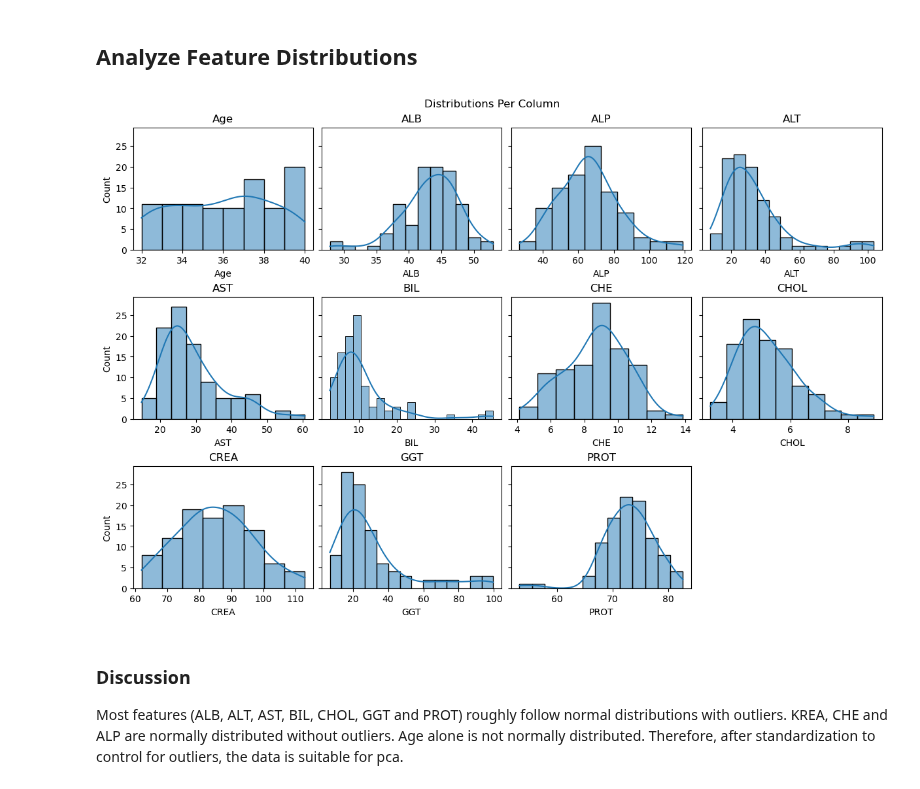
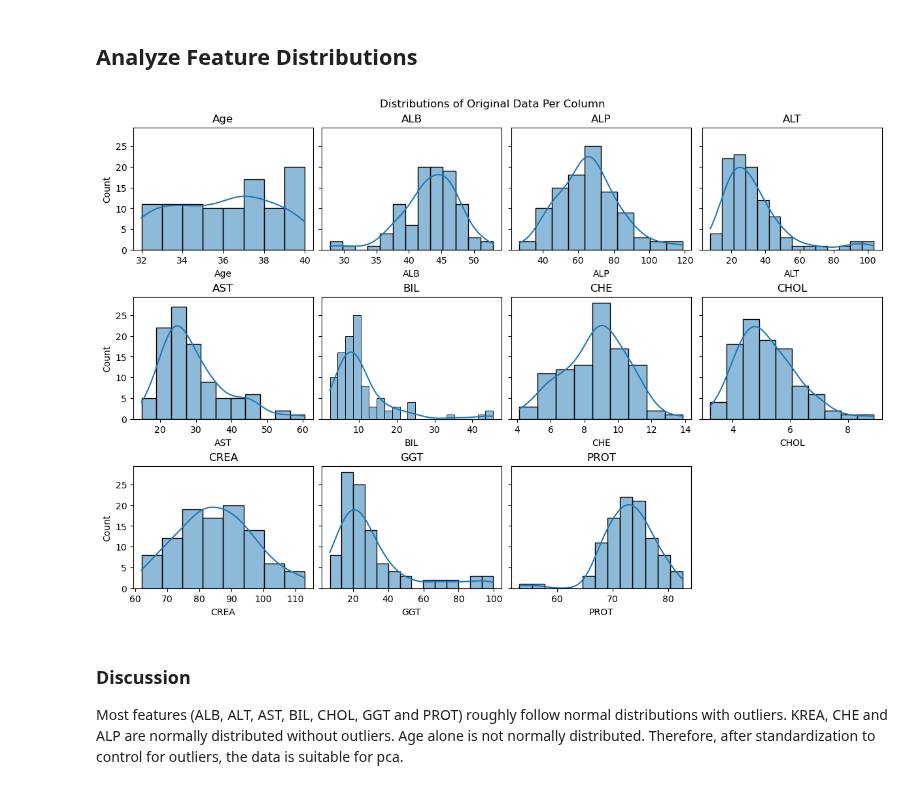
Before and after one commit to MarcoAigner/Machine-Learning-Practical, a Jupyter notebook: project_3/phase_1.ipynb, the cells around one changed output. Drawn from its saved outputs; the diff is of its cells as text; code cells hidden in the pictures.

```diff
--- a/project_3/phase_1.ipynb
+++ b/project_3/phase_1.ipynb
@@ -101,9 +101,9 @@ def plot_feature_distribution(df: pd.DataFrame, n_rows: int, n_cols: int, figsiz
     plt.show()
 # %%
 # TODO: Make interactive using plotly subplots
-plot_feature_distribution(df=data, n_rows=3, n_cols=4, figsize=(12,8), suptitle='Distributions Per Column')
+plot_feature_distribution(df=data, n_rows=3, n_cols=4, figsize=(12,8), suptitle='Distributions of Original Data Per Column')
 # %% [output]
-[figure, old version]
+[figure, new version]
 # %% [markdown]
 ### Discussion
 Most features (ALB, ALT, AST, BIL, CHOL, GGT and PROT) roughly follow normal distributions with outliers. KREA, CHE and ALP are normally distributed without outliers. Age alone is not normally distributed. Therefore, after standardization to control for outliers, the data is suitable for pca.
```
Also changed, not shown: parts of 9 cells of this notebook.
